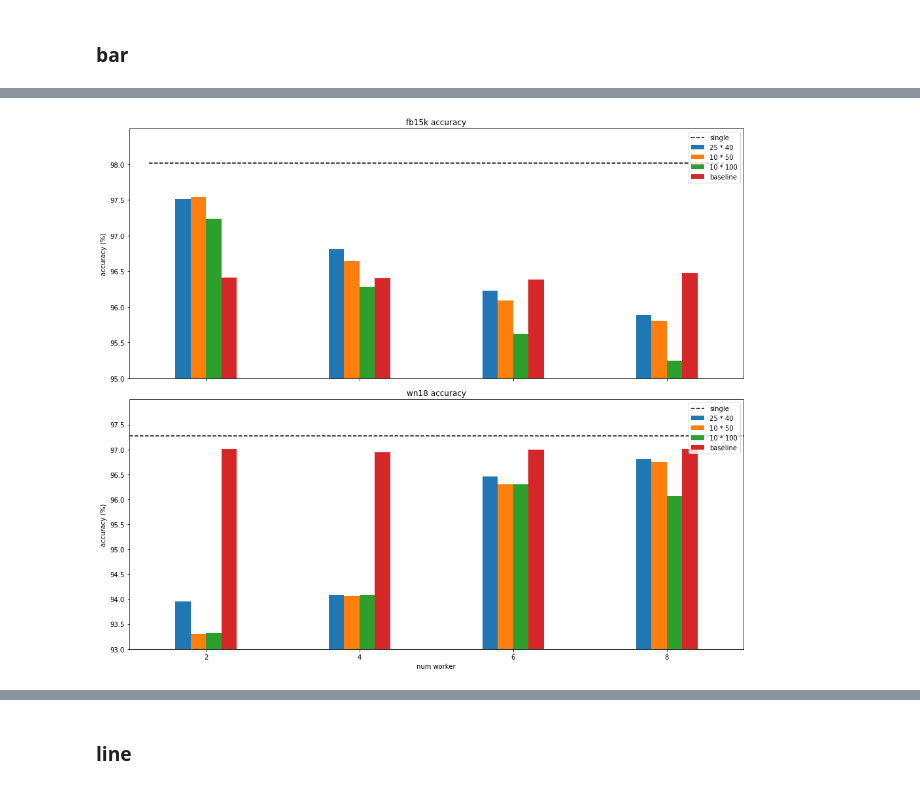
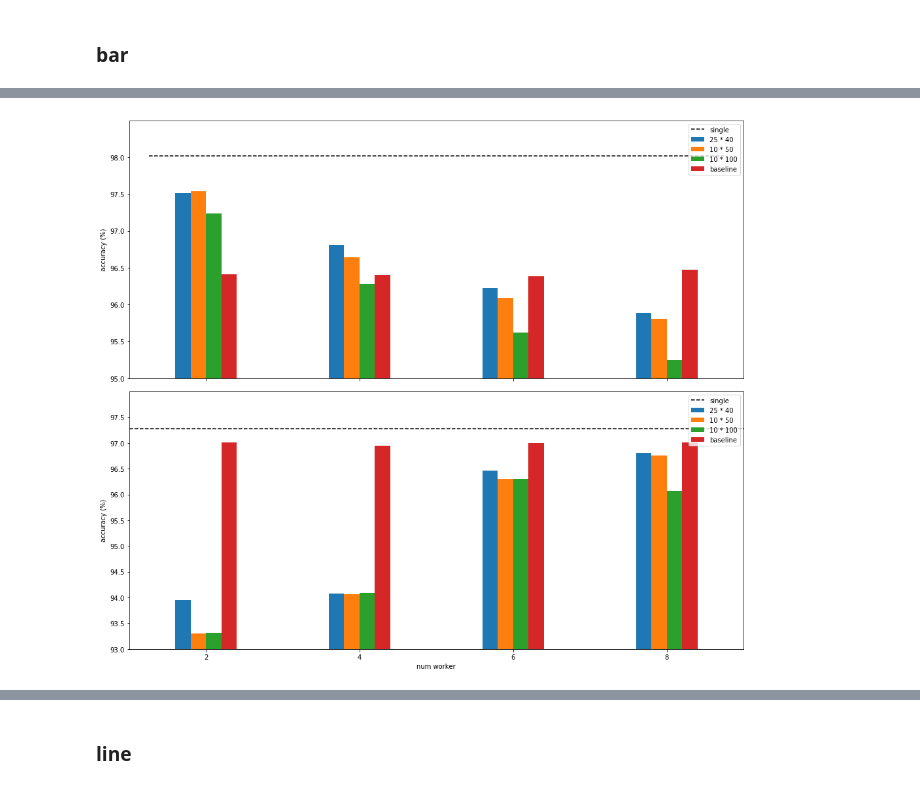
Before and after one commit to ahnjaewoo/Embedding, a Jupyter notebook: figures/figures.ipynb, the cells around one changed output, grey strips where cells are left out. Saved outputs shown, nothing was run; the diff lists cells and outputs as text; code cells hidden in the pictures.

```diff
--- a/figures/figures.ipynb
+++ b/figures/figures.ipynb
@@ -7,8 +7,9 @@ import matplotlib.dates as mdates
 
 %matplotlib inline
 plt.rcParams['text.latex.unicode'] = True
-#plt.rcParams["font.family"] = 'NanumGothic'
-#plt.rcParams["font.size"] = 15
+#plt.rcParams["font.family"] = 'Times New Roman'
+#plt.rcParams["font.size"] = 18
+plt.rcParams["font.size"] = 15
 # %% [markdown]
 ## transE - fb15k / wn18
 # %% [markdown]
@@ -83,36 +96,36 @@ fig, ax = plt.subplots(2, 1, figsize = (14, 12), sharex = True)
 
 ax[0].bar(num_workers - 0.3, fb15k_25_40, width = 0.2, label = '25 * 40')
 ax[0].bar(num_workers - 0.1, fb15k_20_50, width = 0.2, label = '10 * 50')
 ax[0].bar(num_workers + 0.1, fb15k_10_100, width = 0.2, label = '10 * 100')
 ax[0].bar(num_workers +  0.3, fb15k_baseline, width = 0.2, label = 'baseline')
 ax[0].plot(ax[0].get_xlim(), [fb15k_single, fb15k_single], c = 'k', linestyle = '--', label = 'single')
-ax[0].set_title('fb15k accuracy')
+#ax[0].set_title('fb15k accuracy')
 ax[0].set_ylabel('accuracy (%)')
 ax[0].legend(loc = 'upper right')
 ax[0].set_xticks(num_workers)
 ax[0].set_yticks(np.arange(95, 98.5, 0.5))
 ax[0].set_xlim(1, 9)
 ax[0].set_ylim(95, 98.5)
 
 ax[1].bar(num_workers - 0.3, wn18_25_40, width = 0.2, label = '25 * 40')
 ax[1].bar(num_workers - 0.1, wn18_20_50, width = 0.2, label = '10 * 50')
 ax[1].bar(num_workers + 0.1, wn18_10_100, width = 0.2, label = '10 * 100')
 ax[1].bar(num_workers +  0.3, wn18_baseline, width = 0.2, label = 'baseline')
 ax[1].plot(ax[1].get_xlim(), [wn18_single, wn18_single], c = 'k', linestyle = '--', label = 'single')
-ax[1].set_title('wn18 accuracy')
+#ax[1].set_title('wn18 accuracy')
 ax[1].set_xlabel('num worker')
 ax[1].set_ylabel('accuracy (%)')
 ax[1].legend(loc = 'upper right')
 ax[1].set_xticks(num_workers)
 ax[1].set_yticks(np.arange(93, 98, 0.5))
 ax[1].set_xlim(1, 9)
 ax[1].set_ylim(93, 98)
 
 plt.tight_layout()
 #plt.savefig('./asdf.pdf', dpi = 300, quality = 100)
 plt.show()
 # %% [output]
-[figure, old version]
+[figure, new version]
 # %%
 # Filter.BestHITS
 num_workers = np.array([2, 4, 6, 8])
```
Also changed, not shown: parts of 5 cells of this notebook.
